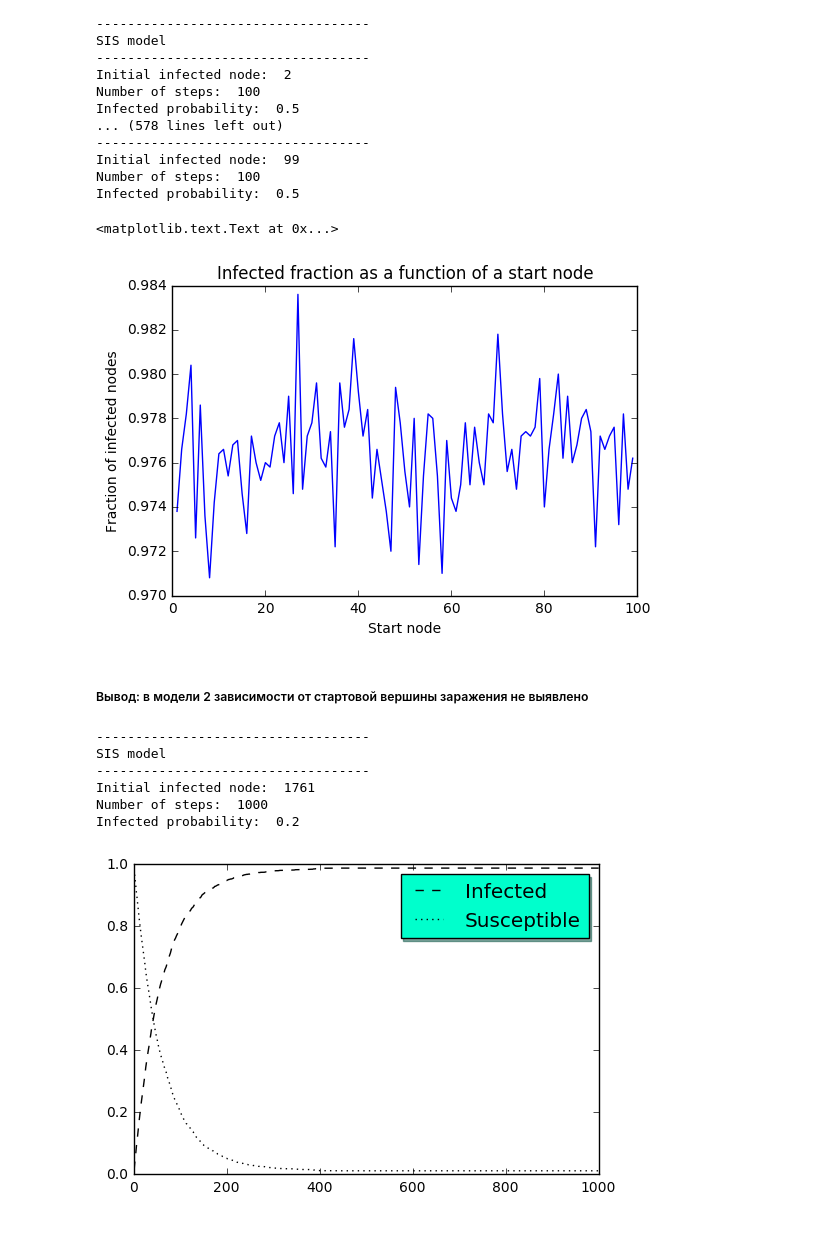
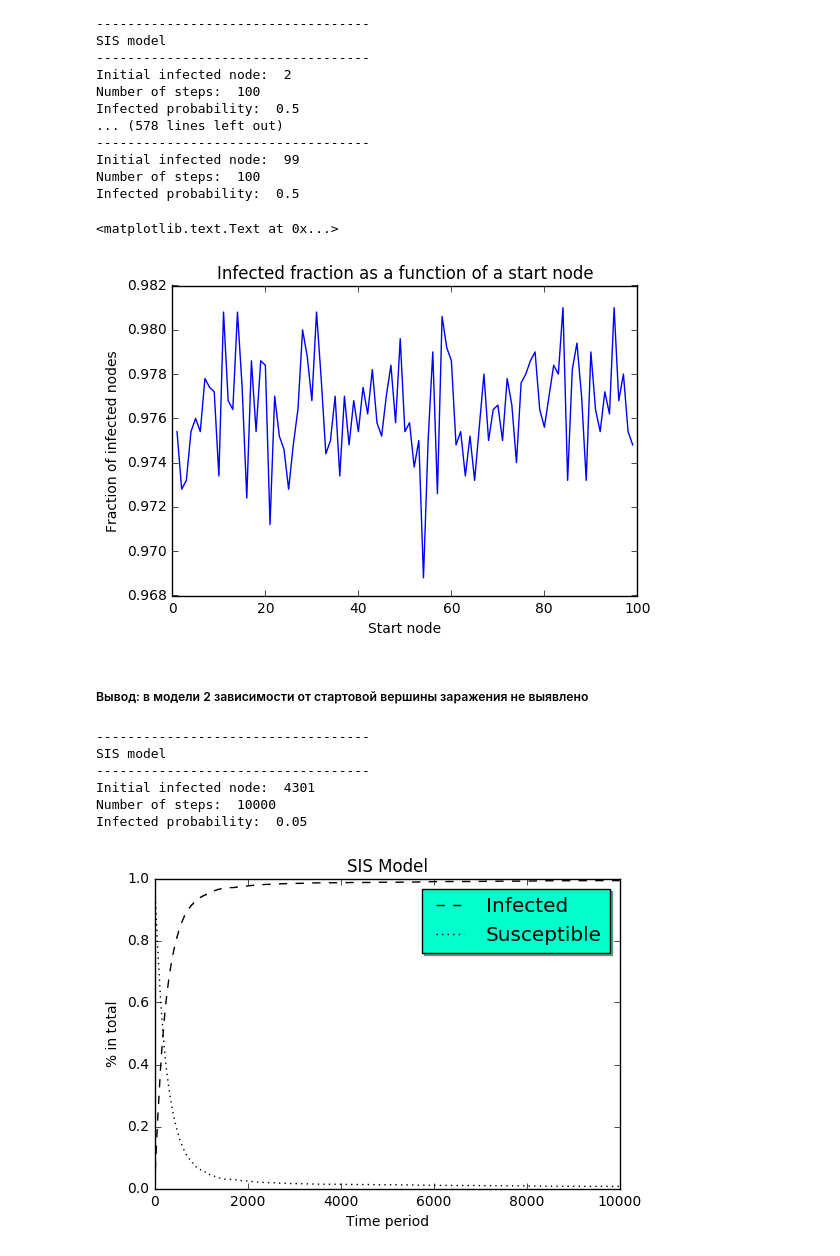
Before and after one commit to tsyrendylykova/multilayerNetwork, a Jupyter notebook: Senior thesis model.ipynb, the cells around one changed output. Cells and saved outputs as stored; diff of their text form; code cells hidden in the pictures.

```diff
--- a/Senior thesis model.ipynb
+++ b/Senior thesis model.ipynb
@@ -392,10 +392,10 @@ Infected probability:  0
 Доля зараженных:  0.0002
 # %%
-prob_model2 = np.arange(0.01, 0.99, 0.05)
+prob_model2 = np.arange(0.01, 0.99, 0.1)
 startNode = random.randint(1, nx.number_of_nodes(G))
 inf_arr_model2 = []
 for p in prob_model2:
-    infected_arr = getInfectedFractionModel2(G, 100, p, startNode)
+    infected_arr = getInfectedFractionModel2(G, 10000, p, startNode)
     inf_arr_model2.append(len(infected_arr) / nx.number_of_nodes(G))
 # %% [output]
 -----------------------------------
@@ -456,7 +456,7 @@ plt.xlabel('Start node')
 plt.ylabel('Fraction of infected nodes')
 # %% [output]
 <matplotlib.text.Text at 0x...>
-[figure, old version]
+[figure, new version]
 # %% [markdown]
 ##### Вывод: в модели 2 зависимости от стартовой вершины заражения не выявлено
 # %%
@@ -512,26 +512,31 @@ def getInfectedFractionAtEachStepModel2(G, numberSteps, thresholdInf, startNode)
     print('Infected probability: ', thresholdInf)
 
     return infected_fraction, susc_fraction
+# %%
+steps = np.arange(1, 10001, 1)
+startNode = random.randint(1, nx.number_of_nodes(G))
+inf_arr_fraction, susc_arr_fraction = [], []
+inf_arr_fraction, susc_arr_fraction = getInfectedFractionAtEachStepModel2(G, 10000, 0.05, startNode)
+# %% [output]
+-----------------------------------
+SIS model
+-----------------------------------
+Initial infected node:  4301
+Number of steps:  10000
+Infected probability:  0.05
 # %%
-steps = np.arange(1, 1001, 1)
-startNode = random.randint(1, nx.number_of_nodes(G))
-inf_arr_fraction, susc_arr_fraction = [], []
-inf_arr_fraction, susc_arr_fraction = getInfectedFractionAtEachStepModel2(G, 1000, 0.2, startNode)
-
 fig, ax = plt.subplots()
 ax.plot(steps, inf_arr_fraction, 'k--', label='Infected')
 ax.plot(steps, susc_arr_fraction, 'k:', label='Susceptible')
 
 legend = ax.legend(loc='upper right', shadow=True, fontsize='x-large')
 
 legend.get_frame().set_facecolor('#00FFCC')
 
+ax.set_xlabel('Time period')
+ax.set_ylabel('% in total')
+ax.set_title('SIS Model')
+
 plt.show()
 # %% [output]
------------------------------------
-SIS model
------------------------------------
-Initial infected node:  1761
-Number of steps:  1000
-Infected probability:  0.2
-[figure, old version]
+[figure, new version]
```
Also changed, not shown: parts of 10 cells of this notebook.
